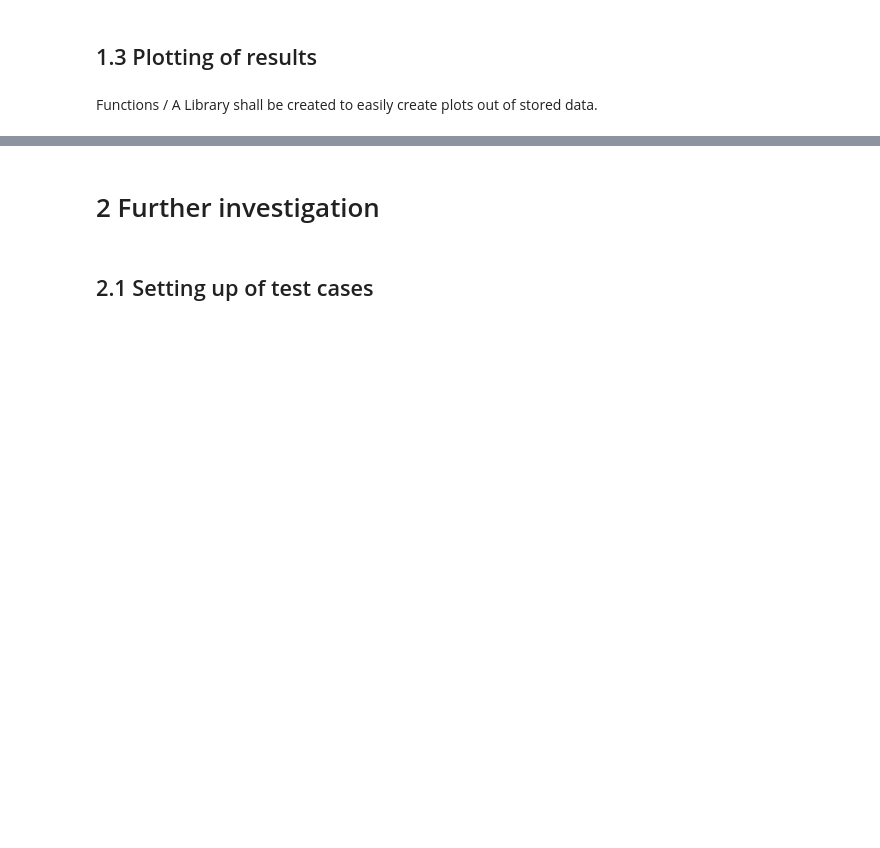
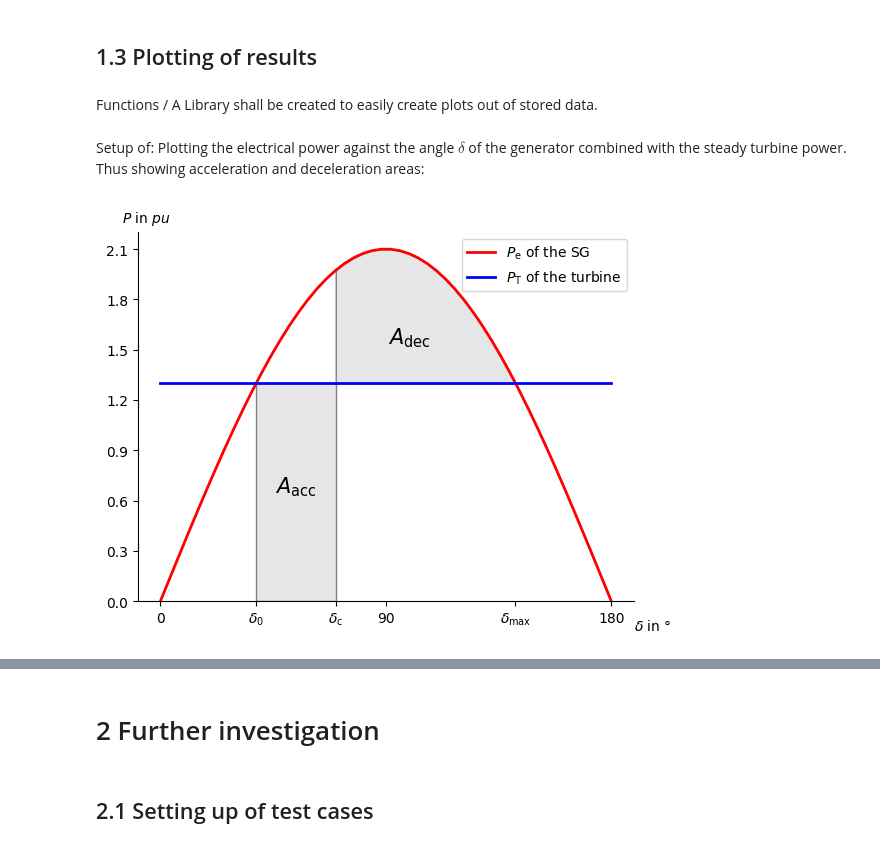
Before and after one commit to maxikoehler/Hauptseminararbeit, a Jupyter notebook: python/0_master-workbook.ipynb, the cells around one changed output, grey strips where cells are left out. Cells and saved outputs as stored; diff of their text form; code cells hidden in the pictures; blank space fills up the shorter version.

```diff
--- a/python/0_master-workbook.ipynb
+++ b/python/0_master-workbook.ipynb
@@ -170,3 +184,70 @@ File-Writing and Read-Out is observed necessary.
 ## 1.3 Plotting of results
 # %% [markdown]
 Functions / A Library shall be created to easily create plots out of stored data.
+# %% [markdown]
+Setup of: Plotting the electrical power against the angle $\delta$ of the generator combined with the steady turbine power. Thus showing acceleration and deceleration areas:
+# %%
+# plotting electrical power against power angle delta combined with the steady turbine power. Thus showing acceleration and deceleration areas
+
+from matplotlib import pyplot as plt
+import numpy as np
+import scipy as sp
+from matplotlib.patches import Polygon
+
+# inputs:
+P_m = 1.3
+P_max = 2.1
+delta_c = 70
+
+# power functions
+def P_e(x):
+    # determing the P_e curve under input in degrees
+    return P_max*np.sin(x*2*np.pi/360)
+
+def P_t(x):
+    return P_m*np.ones(np.size(x))
+
+# Integral limits
+delta_0 = np.arcsin(P_m/P_max)*360/(2*np.pi)
+delta_max = 180-np.arcsin(P_m/P_max)*360/(2*np.pi)
+
+# calculation of P_e and P_t
+x = np.linspace(0, 180)
+y1 = P_e(x)
+y2 = P_t(x)
+
+# setting up the plot and plotting P_e and P_t
+fig, ax = plt.subplots()
+ax.plot(x, y1, 'r', linewidth=2, label='$P_\mathrm{e}$ of the SG')
+ax.plot(x, y2, 'b', linewidth=2, label='$P_\mathrm{T}$ of the turbine')
+ax.set_ylim(bottom=0)
+
+# Make the shaded region for area_acc
+ix1 = np.linspace(delta_0, delta_c)
+iy1 = P_t(ix1)
+verts = [(delta_0, 0), *zip(ix1, iy1), (delta_c, 0)]
+poly = Polygon(verts, facecolor='0.9', edgecolor='0.5')
+ax.add_patch(poly)
+
+# Make the shaded region for area_dec, https://matplotlib.org/stable/gallery/lines_bars_and_markers/fill_between_demo.html
+ix2 = np.linspace(delta_c, delta_max)
+iy2 = P_e(ix2)
+ax.fill_between(ix2, iy2, P_m, facecolor='0.9', edgecolor='0.5')
+# ax.vlines(x = delta_max, ymin = 0, ymax = P_m, colors = '0.5') # vertical line for marking delta_max
+
+# adding area descriptions
+ax.text(0.5*(delta_0 + delta_c), 0.5*(P_m), r"$A_\mathrm{acc}$", horizontalalignment='center', fontsize=15)
+ax.text(0.47*(delta_max + delta_c), P_m+0.3*(P_max-P_m), r"$A_\mathrm{dec}$", horizontalalignment='center', fontsize=15)
+
+# axis text and optical manipulation of the plot
+fig.text(0.9, 0.05, '$\delta$ in $°$')
+fig.text(0.1, 0.9, '$P$ in $pu$')
+
+ax.spines[['top', 'right']].set_visible(False)
+ax.set_xticks([0,90,180,delta_0, delta_c, delta_max], labels=[0,90,180,'$\delta_\mathrm{0}$', '$\delta_\mathrm{c}$', '$\delta_\mathrm{max}$'])
+ax.set_yticks(np.arange(0, P_max, 0.3))
+
+plt.legend()
+plt.show()
+# %% [output]
+[figure, added]
```
Also changed, not shown: parts of 13 cells of this notebook, 9 other files.
